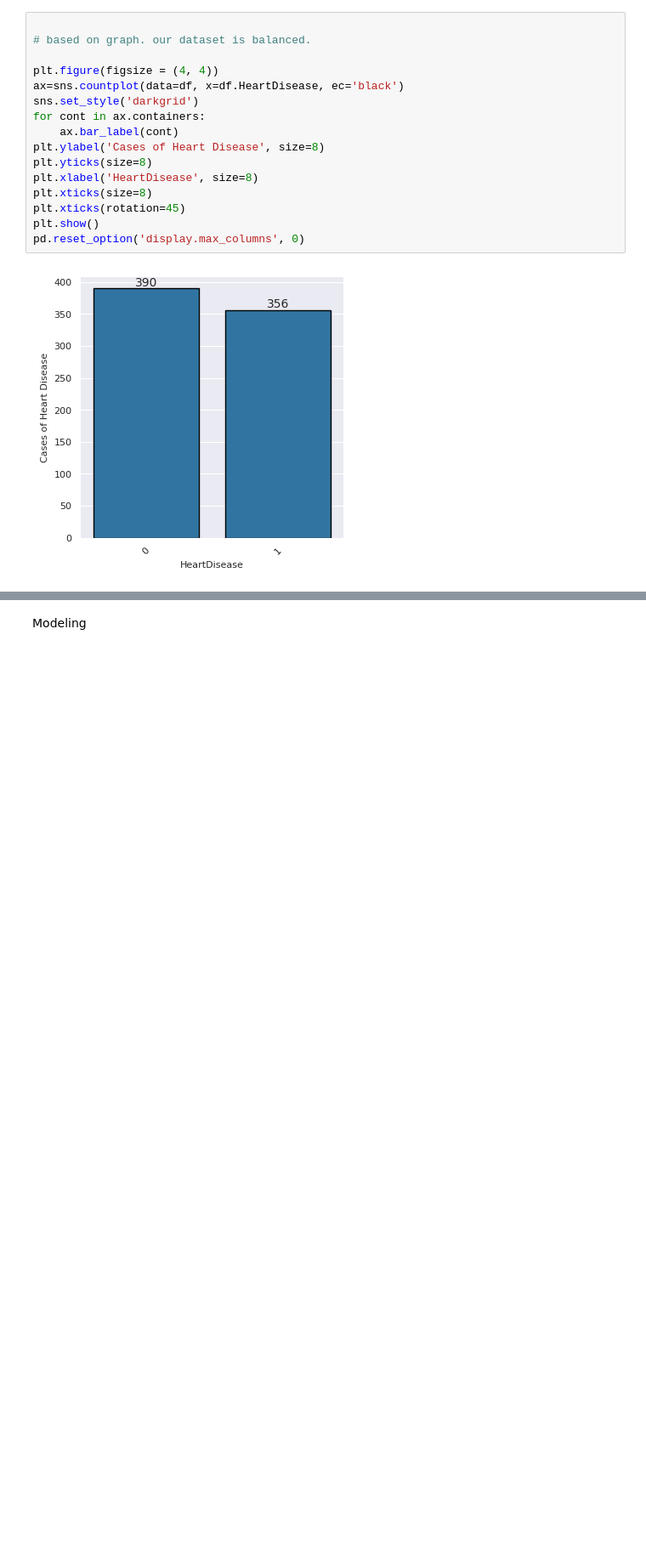
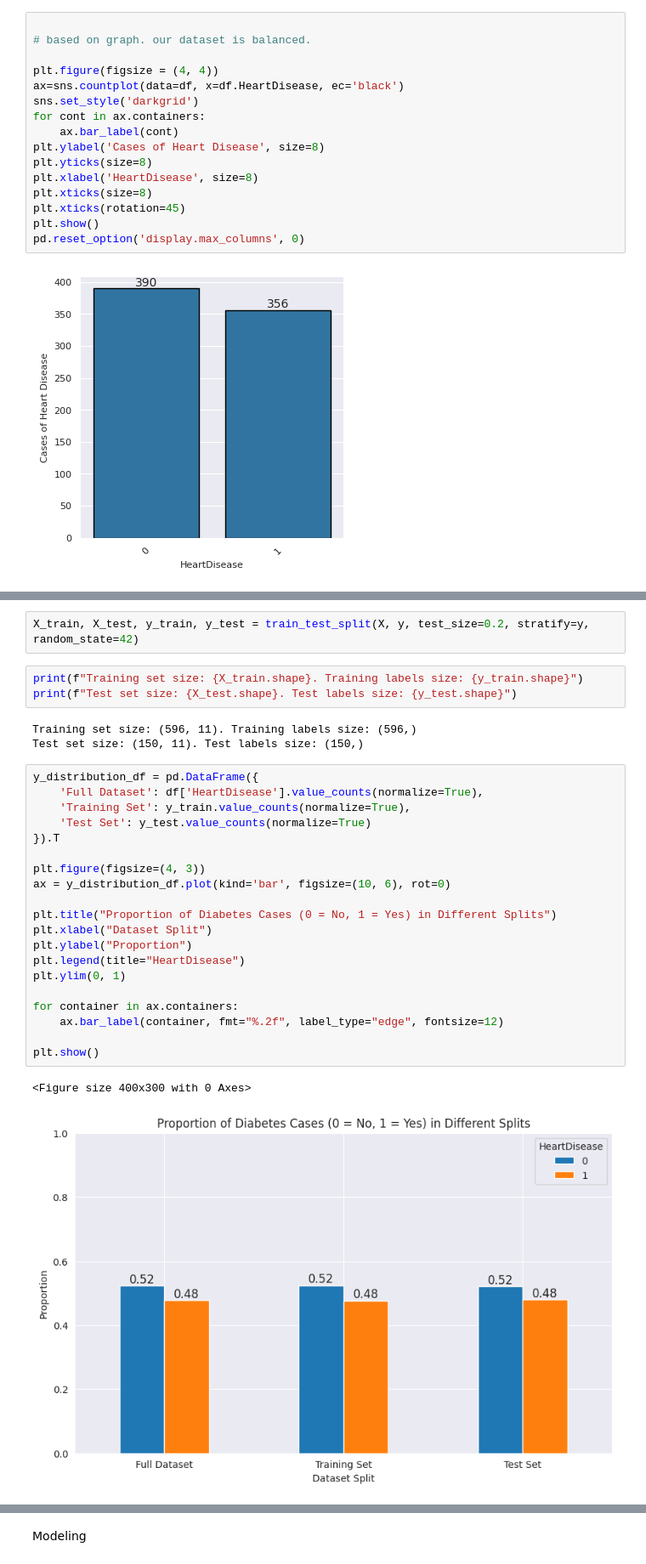
Before and after one commit to huangda185/Heart_Failure_Prediction_Model, a Jupyter notebook: heart_failure.ipynb, the cells around one changed output, grey strips where cells are left out. Shown at 85% size. Saved outputs shown, nothing was run; the diff lists cells and outputs as text; blank space fills up the shorter version.

```diff
--- a/heart_failure.ipynb
+++ b/heart_failure.ipynb
@@ -274,0 +298,31 @@ plt.show()
+# %%
+X_train, X_test, y_train, y_test = train_test_split(X, y, test_size=0.2, stratify=y, random_state=42)
+# %%
+print(f"Training set size: {X_train.shape}. Training labels size: {y_train.shape}")
+print(f"Test set size: {X_test.shape}. Test labels size: {y_test.shape}")
+# %% [output]
+Training set size: (596, 11). Training labels size: (596,)
+Test set size: (150, 11). Test labels size: (150,)
+# %%
+y_distribution_df = pd.DataFrame({
+    'Full Dataset': df['HeartDisease'].value_counts(normalize=True),
+    'Training Set': y_train.value_counts(normalize=True),
+    'Test Set': y_test.value_counts(normalize=True)
+}).T
+
+plt.figure(figsize=(4, 3))
+ax = y_distribution_df.plot(kind='bar', figsize=(10, 6), rot=0)
+
+plt.title("Proportion of Diabetes Cases (0 = No, 1 = Yes) in Different Splits")
+plt.xlabel("Dataset Split")
+plt.ylabel("Proportion")
+plt.legend(title="HeartDisease")
+plt.ylim(0, 1)
+
+for container in ax.containers:
+    ax.bar_label(container, fmt="%.2f", label_type="edge", fontsize=12)
+
+plt.show()
+# %% [output]
+<Figure size 400x300 with 0 Axes>
+[figure, added]
```
Also changed, not shown: parts of 37 cells of this notebook.
